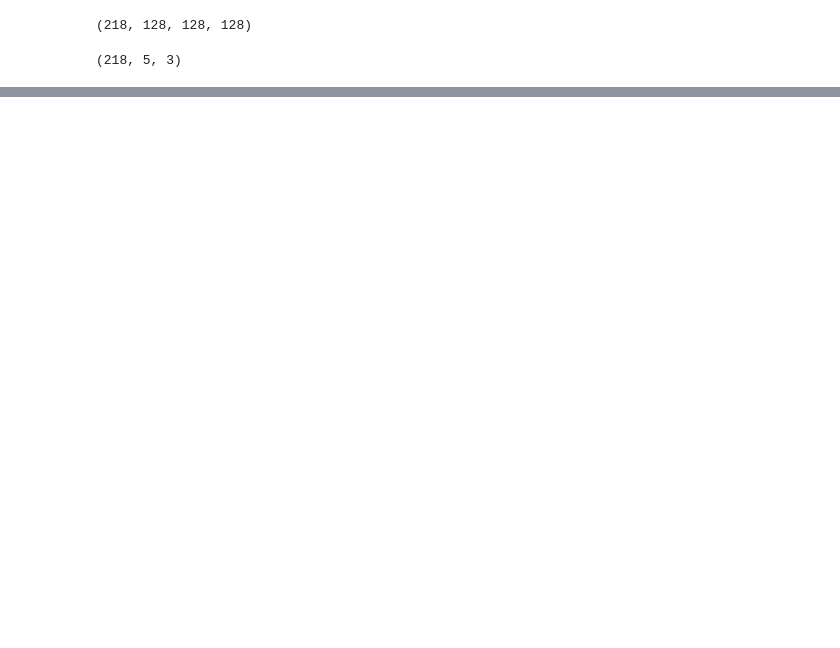
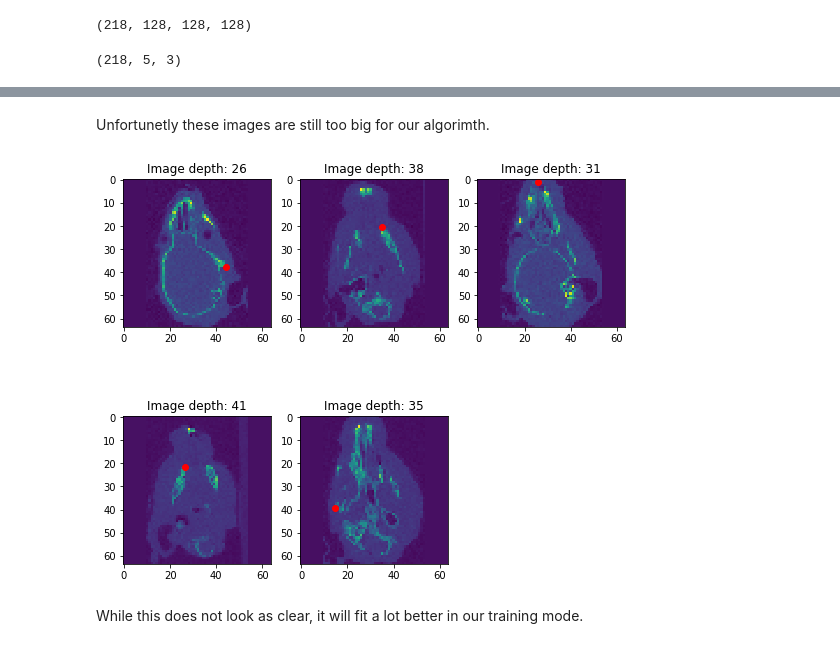
Before and after one commit to kailukowiak/DATA602_Final_Project, a Jupyter notebook: MouseSkullKPD.ipynb, the cells around one changed output, grey strips where cells are left out. Cells and saved outputs as stored; diff of their text form; code cells hidden in the pictures; blank space fills up the shorter version.

```diff
--- a/MouseSkullKPD.ipynb
+++ b/MouseSkullKPD.ipynb
@@ -57,0 +69,8 @@ array([[101.65936926,  60.57925108,  71.18955948],
+# %% [markdown]
+Unfortunetly these images are still too big for our algorimth.
+# %%
+td.Image(skulls[0], 1, point_position=points[0]).scale(64).plot()
+# %% [output]
+[figure, added]
+# %% [markdown]
+While this does not look as clear, it will fit a lot better in our training mode.
```
Also changed, not shown: parts of 25 cells of this notebook.
